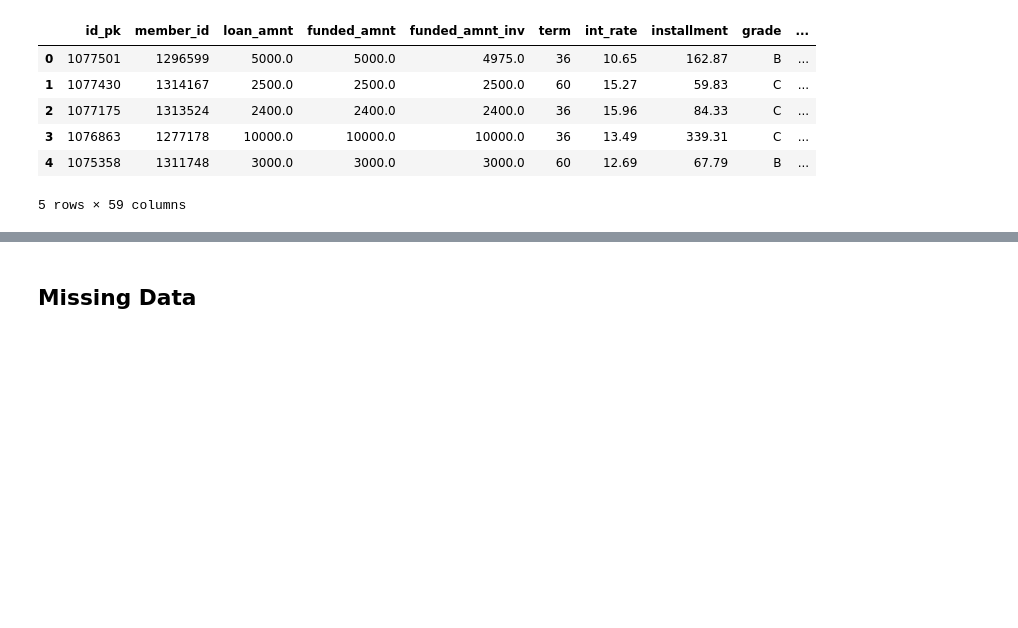
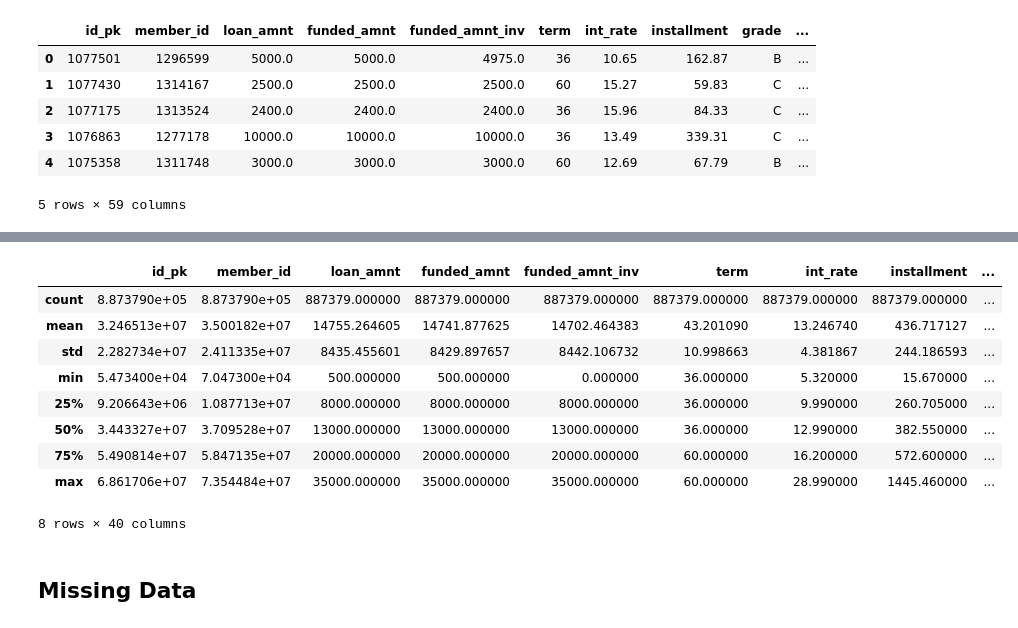
Before and after one commit to olivier-2018/MLops_gcloud_exercises, a Jupyter notebook: notebooks/00 - Explore Loan Data .ipynb, the cells around one changed output, grey strips where cells are left out. Saved outputs shown, nothing was run; the diff lists cells and outputs as text; code cells hidden in the pictures; blank space fills up the shorter version.

```diff
--- a/notebooks/00 - Explore Loan Data .ipynb
+++ b/notebooks/00 - Explore Loan Data .ipynb
@@ -22,3 +42,16 @@ df.head()
+# %%
+df.describe()
+# %% [output]
+|  | id_pk | member_id | loan_amnt | funded_amnt | funded_amnt_inv | term | int_rate | installment | ... |
+| count | 8.873790e+05 | 8.873790e+05 | 887379.000000 | 887379.000000 | 887379.000000 | 887379.000000 | 887379.000000 | 887379.000000 | ... |
+| mean | 3.246513e+07 | 3.500182e+07 | 14755.264605 | 14741.877625 | 14702.464383 | 43.201090 | 13.246740 | 436.717127 | ... |
+| std | 2.282734e+07 | 2.411335e+07 | 8435.455601 | 8429.897657 | 8442.106732 | 10.998663 | 4.381867 | 244.186593 | ... |
+| min | 5.473400e+04 | 7.047300e+04 | 500.000000 | 500.000000 | 0.000000 | 36.000000 | 5.320000 | 15.670000 | ... |
+| 25% | 9.206643e+06 | 1.087713e+07 | 8000.000000 | 8000.000000 | 8000.000000 | 36.000000 | 9.990000 | 260.705000 | ... |
+| 50% | 3.443327e+07 | 3.709528e+07 | 13000.000000 | 13000.000000 | 13000.000000 | 36.000000 | 12.990000 | 382.550000 | ... |
+| 75% | 5.490814e+07 | 5.847135e+07 | 20000.000000 | 20000.000000 | 20000.000000 | 60.000000 | 16.200000 | 572.600000 | ... |
+| max | 6.861706e+07 | 7.354484e+07 | 35000.000000 | 35000.000000 | 35000.000000 | 60.000000 | 28.990000 | 1445.460000 | ... |
+8 rows × 40 columns
 # %%
 def null_values(df):
         mis_val = df.isnull().sum()
```
Also changed, not shown: parts of 5 cells of this notebook, 24 other files.
